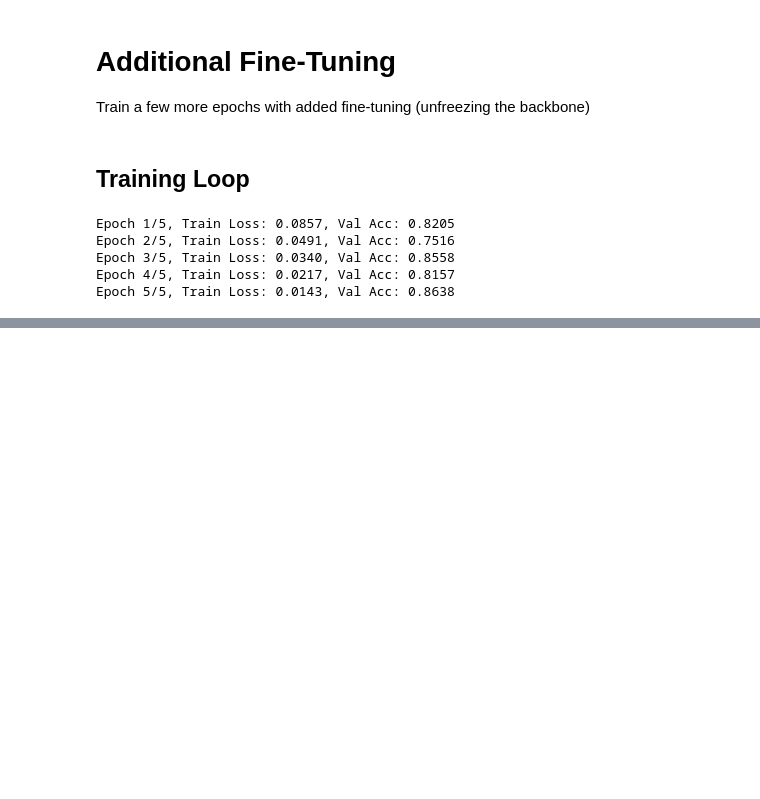
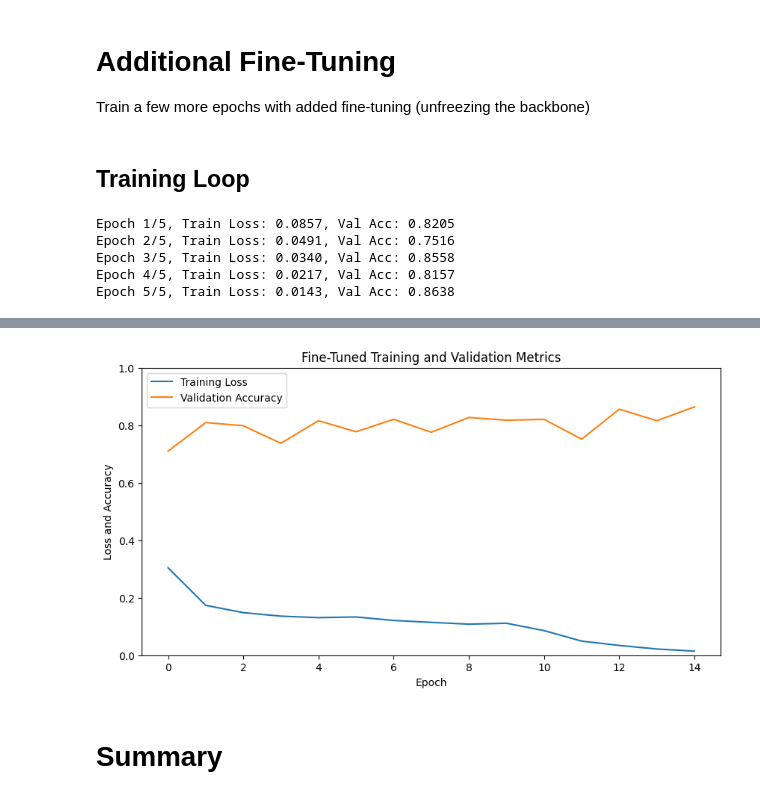
Before and after one commit to jonathanchen301/ml-engineering-mini-projects, a Jupyter notebook: pytorch/08_transfer_learning/08_transfer_learning.ipynb, the cells around one changed output, grey strips where cells are left out. Cells and saved outputs as stored; diff of their text form; code cells hidden in the pictures; blank space fills up the shorter version.

```diff
--- a/pytorch/08_transfer_learning/08_transfer_learning.ipynb
+++ b/pytorch/08_transfer_learning/08_transfer_learning.ipynb
@@ -286,0 +363,14 @@ Epoch 5/5, Train Loss: 0.0143, Val Acc: 0.8638
+# %%
+plt.figure(figsize=(10,5))
+plt.plot(fine_tuned_metrics["train_loss"])
+plt.plot(fine_tuned_metrics["val_acc"])
+plt.ylim(0, 1)
+plt.xlabel("Epoch")
+plt.ylabel("Loss and Accuracy")
+plt.legend(["Training Loss", "Validation Accuracy"])
+plt.title("Fine-Tuned Training and Validation Metrics")
+plt.show()
+# %% [output]
+[figure, added]
+# %% [markdown]
+# Summary
```
Also changed, not shown: parts of 10 cells of this notebook.
